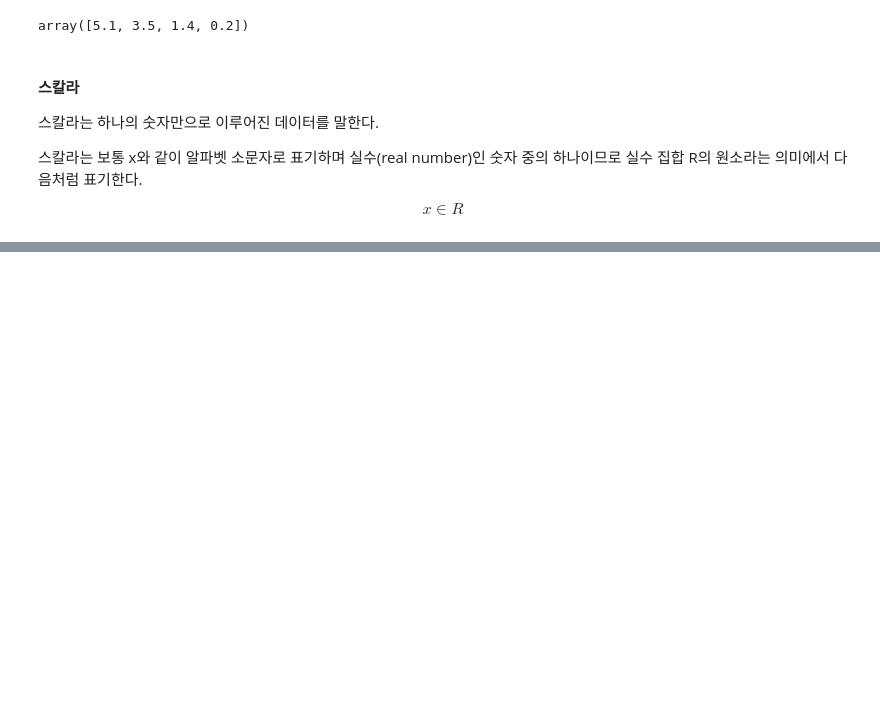
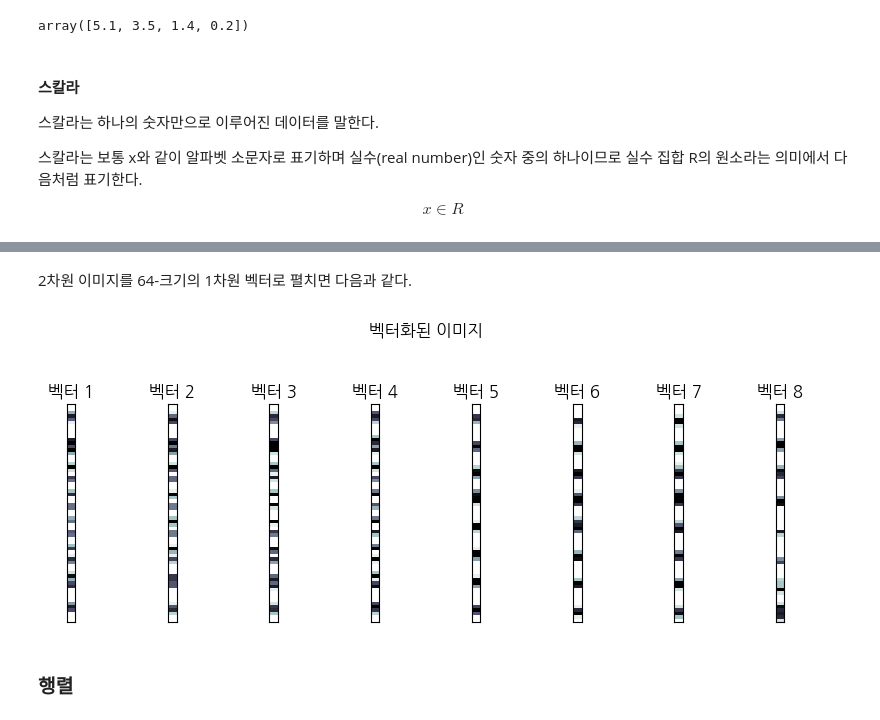
Before and after one commit to Jyundev/mathematics, a Jupyter notebook: linear algebra/linear_algebra.ipynb, the cells around one changed output, grey strips where cells are left out. Cells and saved outputs as stored; diff of their text form; code cells hidden in the pictures; blank space fills up the shorter version.

```diff
--- a/linear algebra/linear_algebra.ipynb
+++ b/linear algebra/linear_algebra.ipynb
@@ -39,0 +140,21 @@ $$ x=⎡⎢⎢⎢x1x2x3x4⎤⎦⎥⎥⎥ $$
+# %% [markdown]
+2차원 이미지를 64-크기의 1차원 벡터로 펼치면 다음과 같다.
+# %%
+v = []
+for i in range(8):
+    v.append(d[i].reshape(64, 1))  # 벡터화
+
+plt.figure(figsize=(8, 3))
+for i in range(8):
+    plt.subplot(1, 8, i + 1)
+    plt.imshow(v[i], aspect=0.4,
+               interpolation='nearest', cmap=plt.cm.bone_r)
+    plt.grid(False); plt.xticks([]); plt.yticks([])
+    plt.title("벡터 {}".format(i + 1))
+plt.suptitle("벡터화된 이미지", y=1.05)
+plt.tight_layout(w_pad=7)
+plt.show()
+# %% [output]
+[figure, added]
+# %% [markdown]
+### 행렬
```
Also changed, not shown: parts of 19 cells of this notebook.
